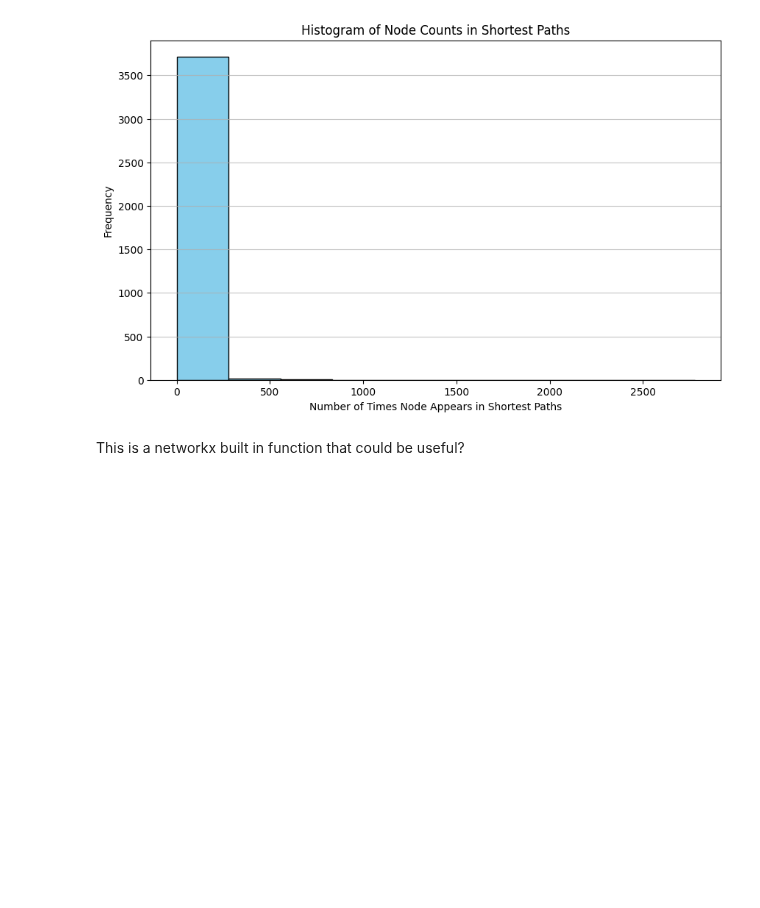
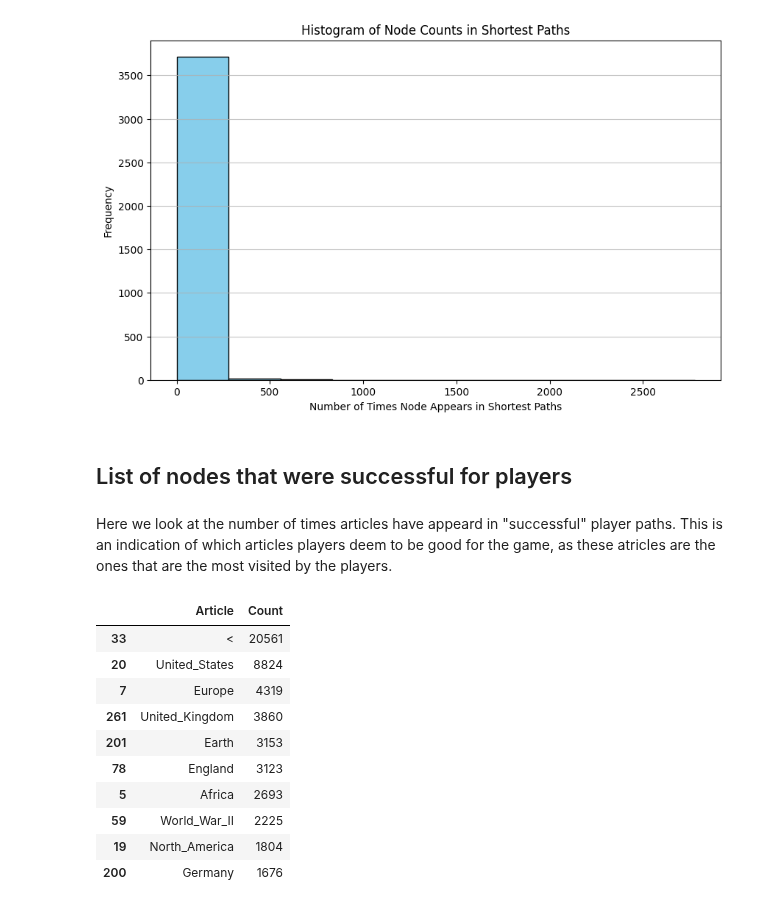
Before and after one commit to epfl-ada/ada-2024-project-adaholiks, a Jupyter notebook: Part1.ipynb, the cells around one changed output. Drawn from its saved outputs; the diff is of its cells as text; code cells hidden in the pictures; blank space fills up the shorter version.

```diff
--- a/Part1.ipynb
+++ b/Part1.ipynb
@@ -243,5 +245,3 @@ plt.grid(axis='y', alpha=0.75)
 plt.show()
 # %% [output]
 [figure]
-# %% [markdown]
-This is a networkx built in function that could be useful?
@@ -254,0 +248,33 @@ This is a networkx built in function that could be useful?
+# %% [markdown]
+## List of nodes that were successful for players
+# %% [markdown]
+Here we look at the number of times articles have appeard in "successful" player paths. This is an indication of which articles players deem to be good for the game, as these atricles are the ones that are the most visited by the players.
+# %%
+# Attention ici, faudrait il aussi normaliser comme pour les articles theoriques??
+
+from collections import Counter
+
+all_articles = []
+for path in finished_paths['path']:
+    articles = path.split(';')
+    if len(articles) > 2:  # Ensure there are at least three articles
+        all_articles.extend(articles[1:-1])  # Exclude the first and last article
+
+article_counts = Counter(all_articles)
+
+article_counts_df = pd.DataFrame(article_counts.items(), columns=['Article', 'Count'])
+article_counts_df = article_counts_df.sort_values(by='Count', ascending=False)
+
+article_counts_df.head(10)
+# %% [output]
+|  | Article | Count |
+| 33 | < | 20561 |
+| 20 | United_States | 8824 |
+| 7 | Europe | 4319 |
+| 261 | United_Kingdom | 3860 |
+| 201 | Earth | 3153 |
+| 78 | England | 3123 |
+| 5 | Africa | 2693 |
+| 59 | World_War_II | 2225 |
+| 19 | North_America | 1804 |
+| 200 | Germany | 1676 |
```
Also changed, not shown: parts of 4 cells of this notebook, 1 other file.
